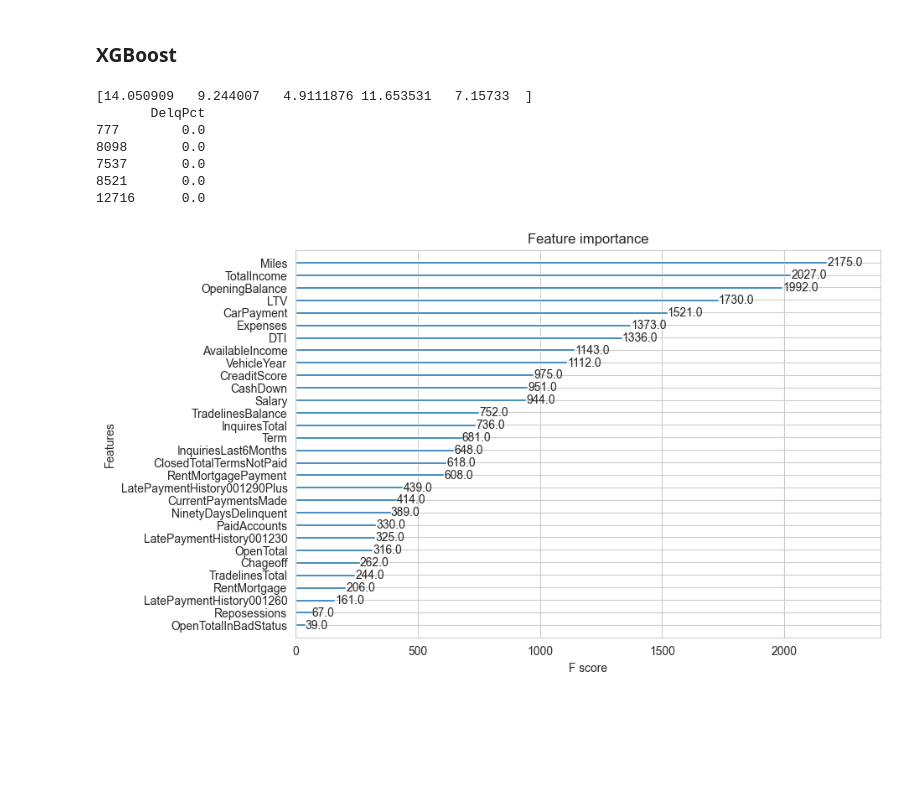
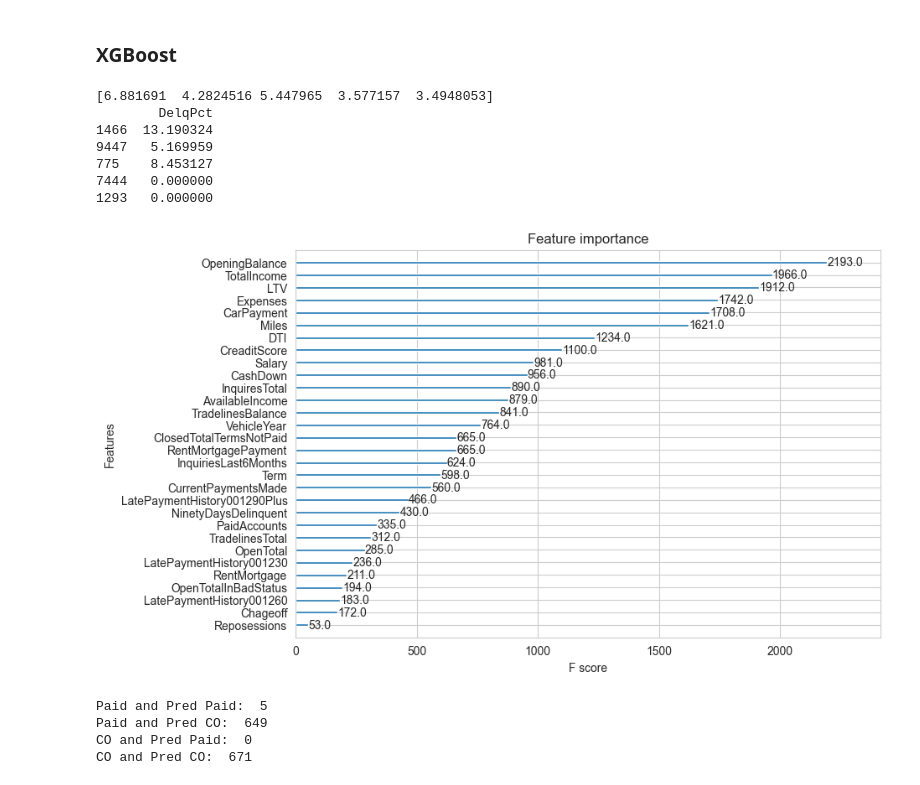
Before and after one commit to mikaag/Scorelate, a Jupyter notebook: DelqAmnt.ipynb, the cells around one changed output. Drawn from its saved outputs; the diff is of its cells as text; code cells hidden in the pictures; blank space fills up the shorter version.

```diff
--- a/DelqAmnt.ipynb
+++ b/DelqAmnt.ipynb
@@ -469,24 +330,62 @@ for x in tqdm(range(1)):
 
     acc = round(metrics.mean_squared_error(y_test, y, squared=False), 3)
     model.save_model('Models/Delq/XGBoost_{}%_Scorelate.json'.format(acc))
-# %%
-xgb_ml = xgb.Booster()
-
-xgb_ml.load_model('Models/Delq/XGBoost_9.288%_Scorelate.json')
-x_train, x_test, y_train, y_test = train_test_split(df.iloc[:,:-1], df.iloc[:,-1:], test_size=0.2)
-print(xgb_ml.predict(xgb.DMatrix(x_test[:5])))
-print(y_test[:5])
-
-
-# plot feature importance
-plot_importance(xgb_ml)
-plt.show()
-# %% [output]
-[14.050909   9.244007   4.9111876 11.653531   7.15733  ]
-       DelqPct
-777        0.0
-8098       0.0
-7537       0.0
-8521       0.0
-12716      0.0
-[figure, removed]
+# %%
+xgb_ml = xgb.Booster()
+
+xgb_ml.load_model('Models/Delq/XGBoost_6.966%_Scorelate.json')
+x_train, x_test, y_train, y_test = train_test_split(df.iloc[:,:-1], df.iloc[:,-1:], test_size=0.2)
+print(xgb_ml.predict(xgb.DMatrix(x_test[:5])))
+print(y_test[:5])
+
+# plot feature importance
+plot_importance(xgb_ml)
+plt.show()
+
+res = xgb_ml.predict(xgb.DMatrix(x_test))
+preds = []
+actual = []
+for pred in res:
+    if(pred<0.1):
+        preds.append("Paid")
+    else:
+        preds.append("CO")
+
+for result in y_test["DelqPct"]:
+    if result == 0.0:
+        actual.append("Paid")
+    else:
+        actual.append("CO")
+
+paidandpredpaid = 0
+paidandpredco = 0
+coandpredpaid = 0
+coandpredco = 0
+
+for i in range(len(preds)):
+    if preds[i]=="Paid" and actual[i]=="Paid":
+        paidandpredpaid+=1
+    elif preds[i]=="CO" and actual[i]=="Paid":
+        paidandpredco+=1
+    elif preds[i]=="Paid" and actual[i]=="CO":
+        coandpredpaid+=1
+    elif preds[i]=="CO" and actual[i]=="CO":
+        coandpredco+=1
+
+print("Paid and Pred Paid: ", paidandpredpaid)
+print("Paid and Pred CO: ", paidandpredco)
+print("CO and Pred Paid: ", coandpredpaid)
+print("CO and Pred CO: ", coandpredco)
+# %% [output]
+[6.881691  4.2824516 5.447965  3.577157  3.4948053]
+        DelqPct
+1466  13.190324
+9447   5.169959
+775    8.453127
+7444   0.000000
+1293   0.000000
+[figure, added]
+Paid and Pred Paid:  5
+Paid and Pred CO:  649
+CO and Pred Paid:  0
+CO and Pred CO:  671
```
Also changed, not shown: parts of 13 cells of this notebook, 7 other files.
